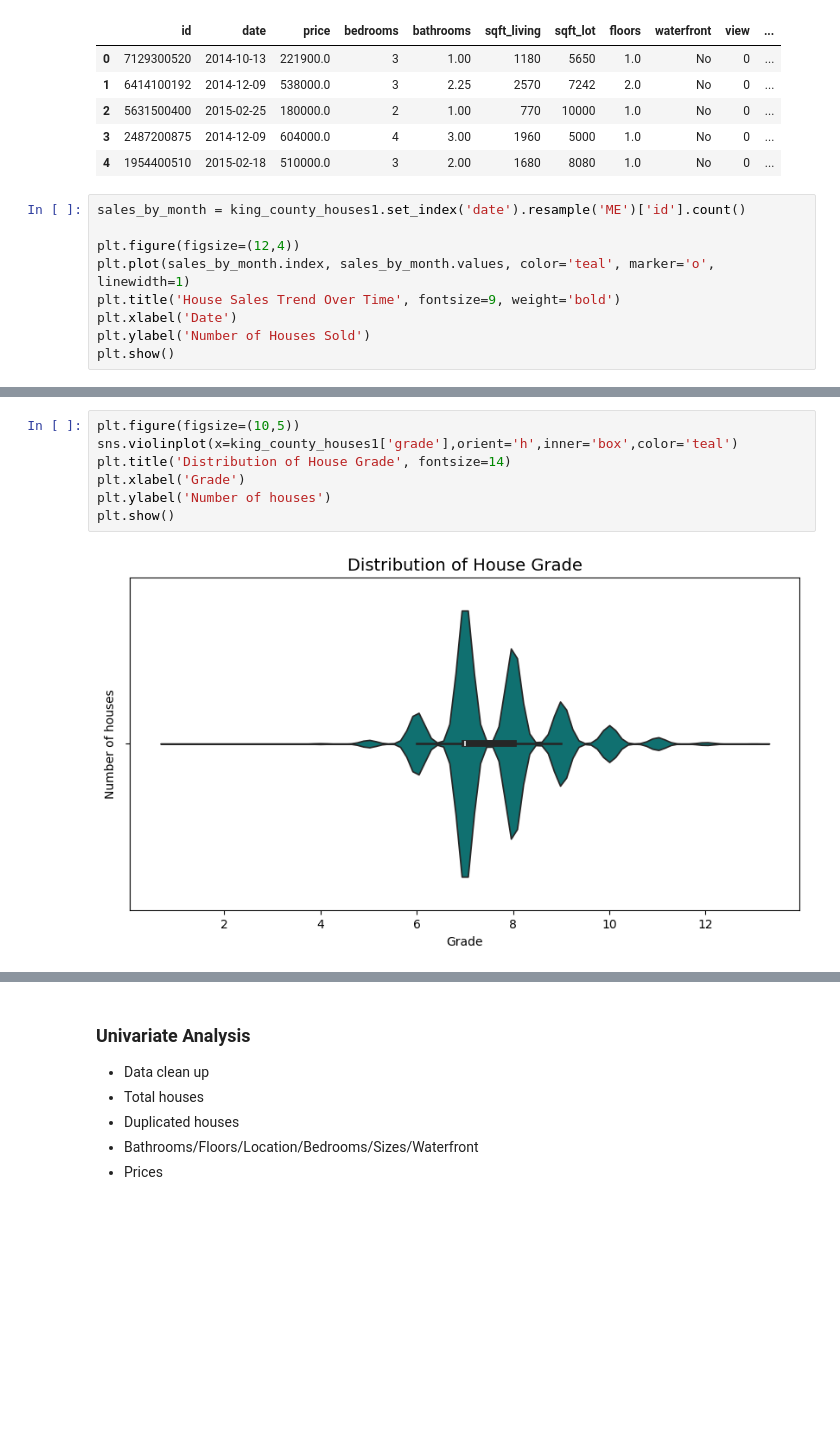
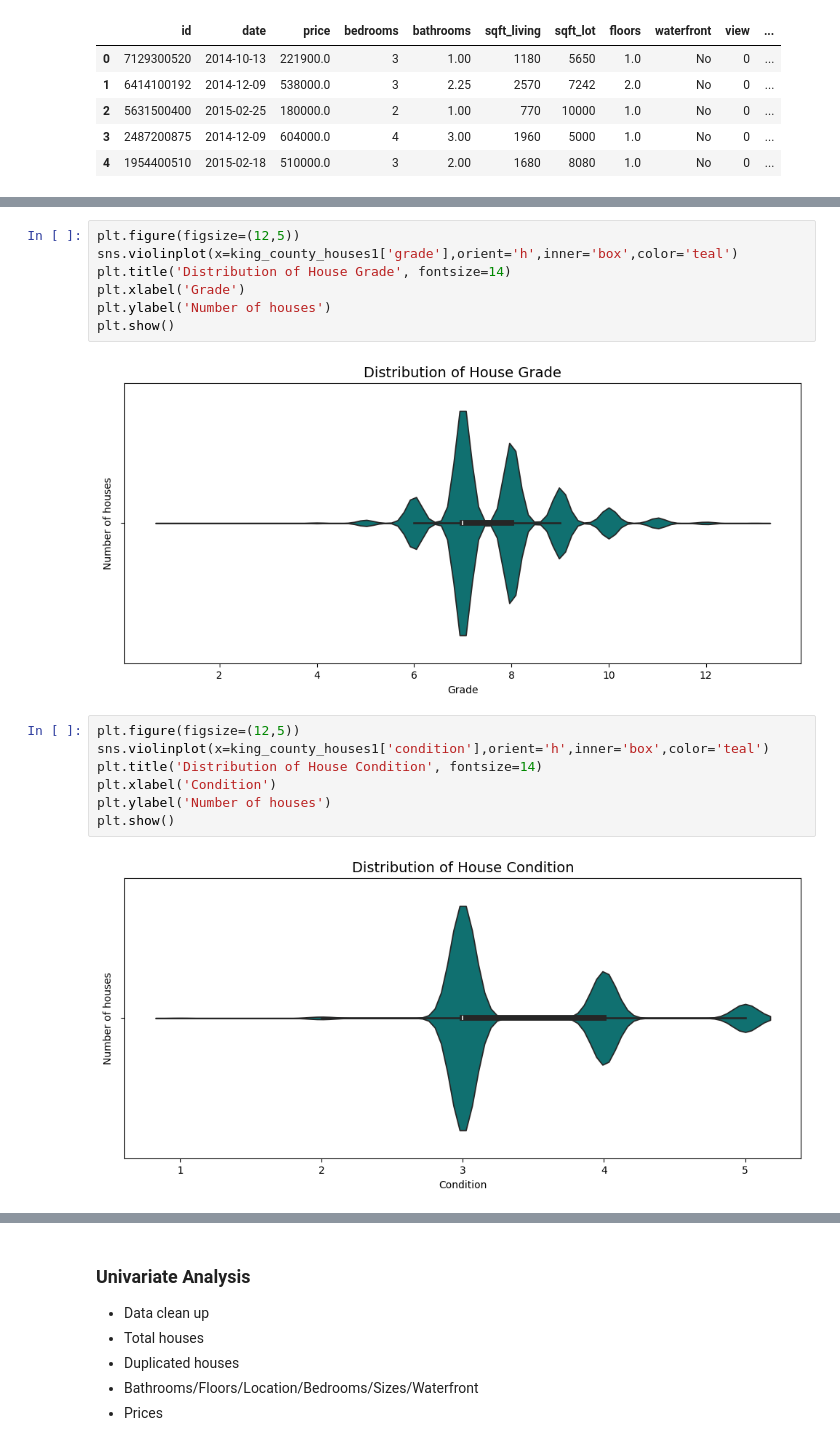
Before and after one commit to theAtieno/King-County-House, a Jupyter notebook: kc_house_data.ipynb, the cells around one changed output, grey strips where cells are left out. Cells and saved outputs as stored; diff of their text form; blank space fills up the shorter version.

```diff
--- a/kc_house_data.ipynb
+++ b/kc_house_data.ipynb
@@ -234,12 +241,3 @@ king_county_houses1.head()
 | 2 | 5631500400 | 2015-02-25 | 180000.0 | 2 | 1.00 | 770 | 10000 | 1.0 | No | 0 | ... |
 | 3 | 2487200875 | 2014-12-09 | 604000.0 | 4 | 3.00 | 1960 | 5000 | 1.0 | No | 0 | ... |
 | 4 | 1954400510 | 2015-02-18 | 510000.0 | 3 | 2.00 | 1680 | 8080 | 1.0 | No | 0 | ... |
-# %%
-sales_by_month = king_county_houses1.set_index('date').resample('ME')['id'].count()
-
-plt.figure(figsize=(12,4))
-plt.plot(sales_by_month.index, sales_by_month.values, color='teal', marker='o', linewidth=1)
-plt.title('House Sales Trend Over Time', fontsize=9, weight='bold')
-plt.xlabel('Date')
-plt.ylabel('Number of Houses Sold')
-plt.show()
@@ -266,12 +296,21 @@ plt.show()
 # %% [output]
 [figure]
 # %%
-plt.figure(figsize=(10,5))
+plt.figure(figsize=(12,5))
 sns.violinplot(x=king_county_houses1['grade'],orient='h',inner='box',color='teal')
 plt.title('Distribution of House Grade', fontsize=14)
 plt.xlabel('Grade')
 plt.ylabel('Number of houses')
 plt.show()
 # %% [output]
-[figure, old version]
+[figure, new version]
+# %%
+plt.figure(figsize=(12,5))
+sns.violinplot(x=king_county_houses1['condition'],orient='h',inner='box',color='teal')
+plt.title('Distribution of House Condition', fontsize=14)
+plt.xlabel('Condition')
+plt.ylabel('Number of houses')
+plt.show()
+# %% [output]
+[figure, added]
 # %%
```
Also changed, not shown: parts of 19 cells of this notebook.
